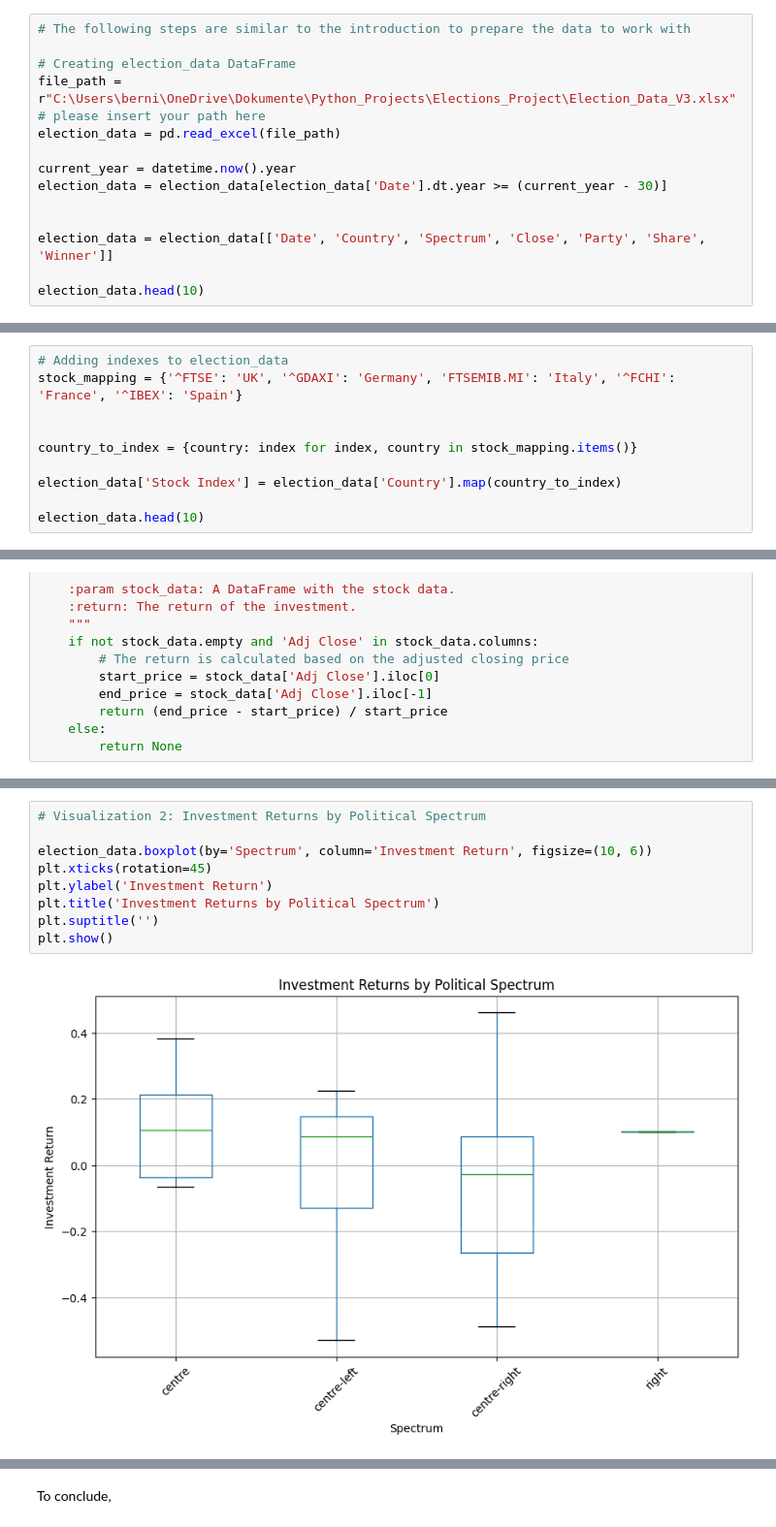
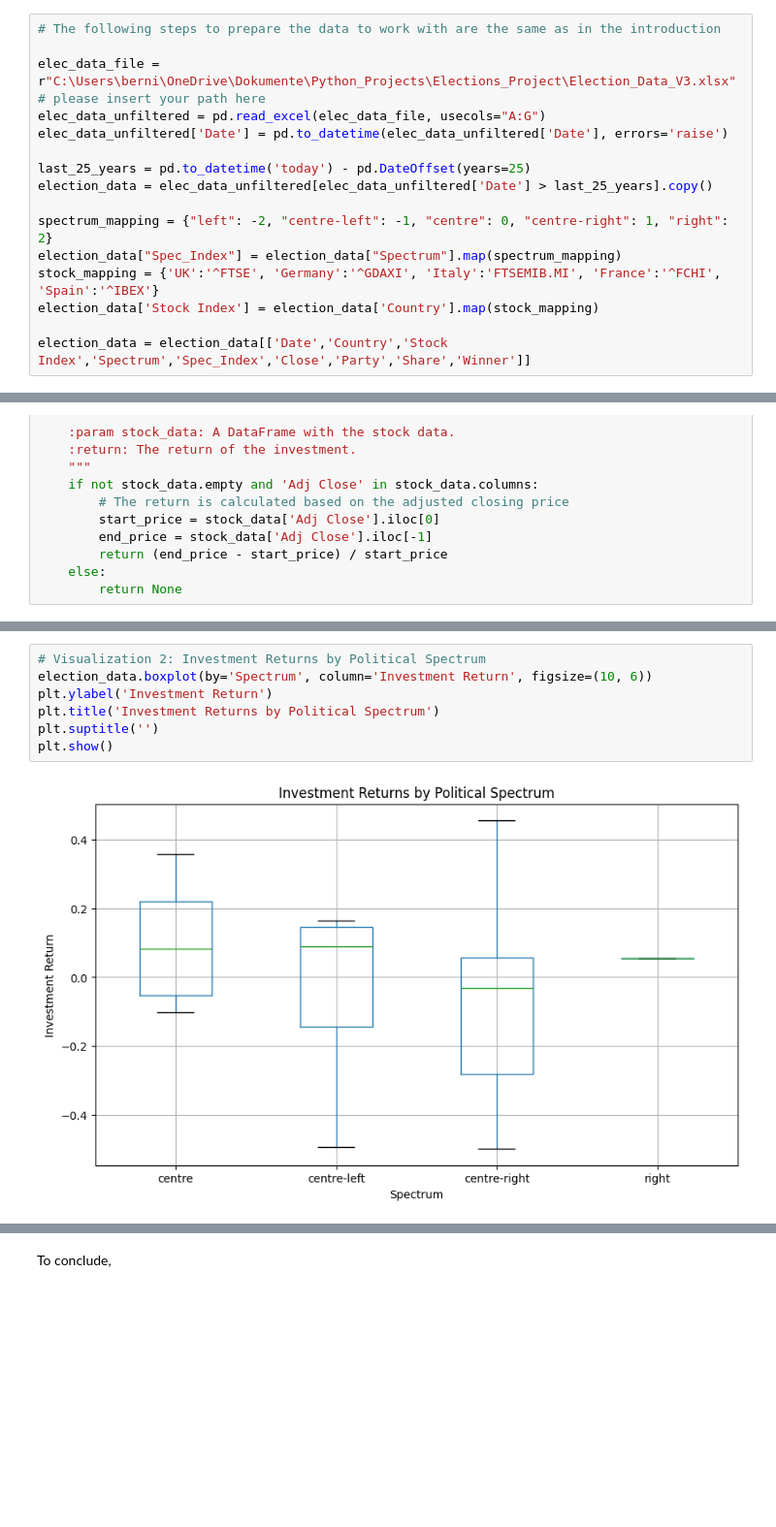
Before and after one commit to RafaelMeiri/Elections_Project, a Jupyter notebook: project_main.ipynb, the cells around one changed output, grey strips where cells are left out. Shown at 97% size. Cells and saved outputs as stored; diff of their text form; blank space fills up the shorter version.

```diff
--- a/project_main.ipynb
+++ b/project_main.ipynb
@@ -14,14 +15,16 @@ import yfinance as yf
 # %%
-# The following steps are similar to the introduction to prepare the data to work with
+# The following steps to prepare the data to work with are the same as in the introduction
 
-# Creating election_data DataFrame
-file_path = r"C:\Users\berni\OneDrive\Dokumente\Python_Projects\Elections_Project\Election_Data_V3.xlsx" # please insert your path here
-election_data = pd.read_excel(file_path)
+elec_data_file = r"C:\Users\berni\OneDrive\Dokumente\Python_Projects\Elections_Project\Election_Data_V3.xlsx" # please insert your path here
+elec_data_unfiltered = pd.read_excel(elec_data_file, usecols="A:G")
+elec_data_unfiltered['Date'] = pd.to_datetime(elec_data_unfiltered['Date'], errors='raise')
 
-current_year = datetime.now().year
-election_data = election_data[election_data['Date'].dt.year >= (current_year - 30)]
+last_25_years = pd.to_datetime('today') - pd.DateOffset(years=25)
+election_data = elec_data_unfiltered[elec_data_unfiltered['Date'] > last_25_years].copy()
 
+spectrum_mapping = {"left": -2, "centre-left": -1, "centre": 0, "centre-right": 1, "right": 2}
+election_data["Spec_Index"] = election_data["Spectrum"].map(spectrum_mapping)
+stock_mapping = {'UK':'^FTSE', 'Germany':'^GDAXI', 'Italy':'FTSEMIB.MI', 'France':'^FCHI', 'Spain':'^IBEX'}
+election_data['Stock Index'] = election_data['Country'].map(stock_mapping)
 
-election_data = election_data[['Date', 'Country', 'Spectrum', 'Close', 'Party', 'Share', 'Winner']]
-
-election_data.head(10)
+election_data = election_data[['Date','Country','Stock Index','Spectrum','Spec_Index','Close','Party','Share','Winner']]
@@ -40,10 +30,0 @@ election_data.head(10)
-# %%
-# Adding indexes to election_data
-stock_mapping = {'^FTSE': 'UK', '^GDAXI': 'Germany', 'FTSEMIB.MI': 'Italy', '^FCHI': 'France', '^IBEX': 'Spain'}
-
-
-country_to_index = {country: index for index, country in stock_mapping.items()}
-
-election_data['Stock Index'] = election_data['Country'].map(country_to_index)
-
-election_data.head(10)
@@ -226,14 +176,12 @@ plt.show()
 # %%
 # Visualization 2: Investment Returns by Political Spectrum
-
 election_data.boxplot(by='Spectrum', column='Investment Return', figsize=(10, 6))
-plt.xticks(rotation=45)
 plt.ylabel('Investment Return')
 plt.title('Investment Returns by Political Spectrum')
 plt.suptitle('')
 plt.show()
 # %% [output]
-[figure, old version]
+[figure, new version]
 # %%
 # Visualization 3: Average Investment Return by Country
 average_returns = election_data.groupby('Country')['Investment Return'].mean()
```
Also changed, not shown: parts of 18 cells of this notebook, 1 other file.
